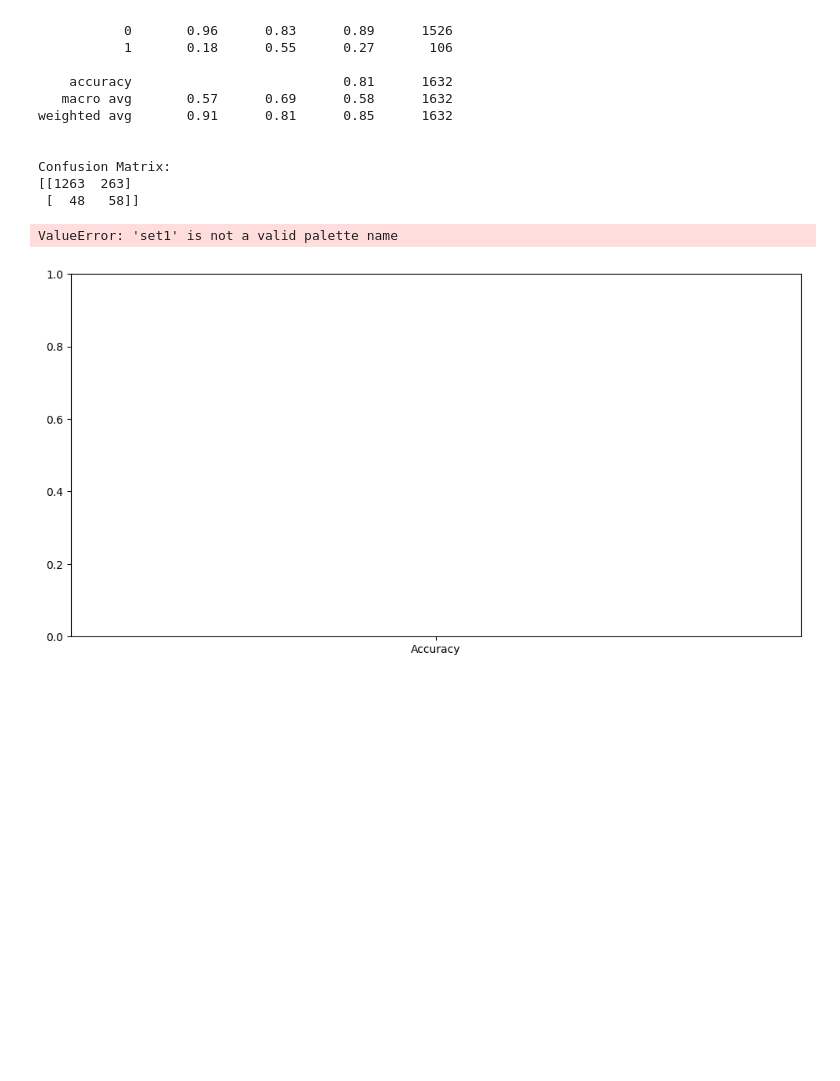
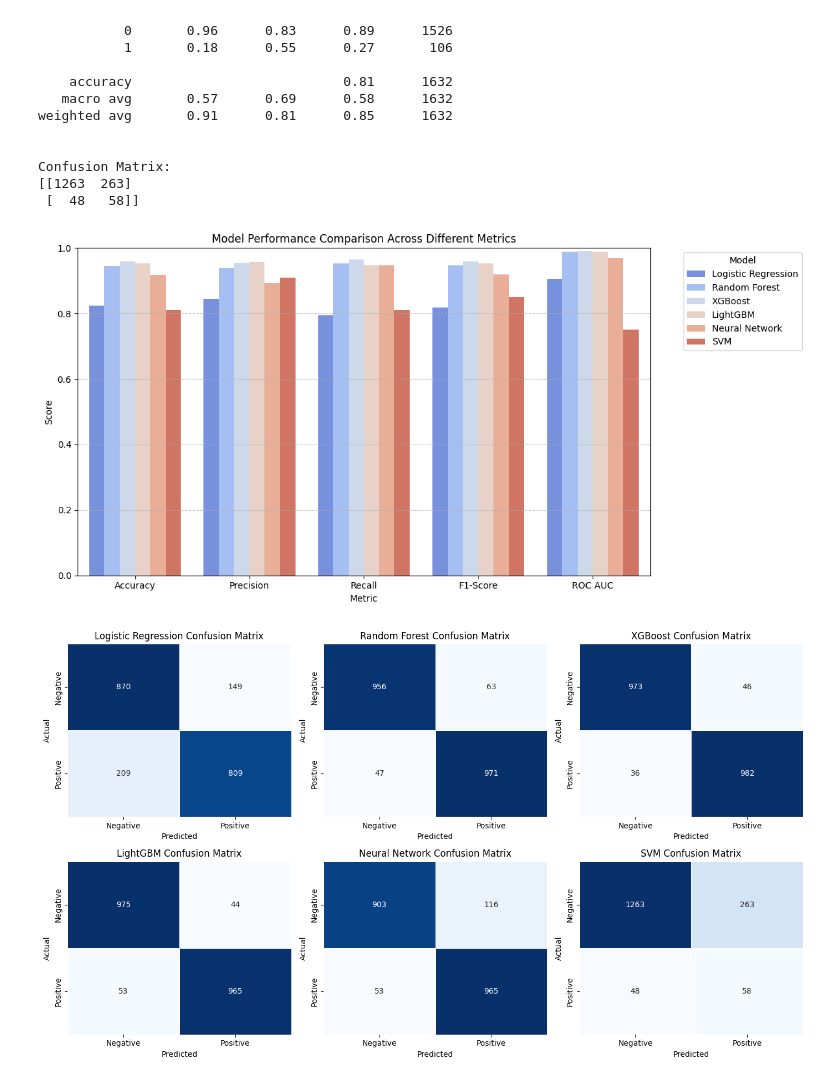
Before and after one commit to FarhanAhmedOnu/AI_based_diabetes_diagnosis, a Jupyter notebook: diabetes/svm.ipynb, the cells around one changed output. Drawn from its saved outputs; the diff is of its cells as text; code cells hidden in the pictures; blank space fills up the shorter version.

```diff
--- a/diabetes/svm.ipynb
+++ b/diabetes/svm.ipynb
@@ -116,7 +116,7 @@ df_metrics = df_melted[df_melted['Metric'] != 'Confusion Matrix']
 
 # Plotting performance metrics
 plt.figure(figsize=(12, 6))
-sns.barplot(x='Metric', y='Score', hue='Model', data=df_metrics, palette='colorblind')
+sns.barplot(x='Metric', y='Score', hue='Model', data=df_metrics, palette='coolwarm')
 plt.title('Model Performance Comparison Across Different Metrics')
 plt.ylabel('Score')
 plt.xlabel('Metric')
@@ -129,32 +129,32 @@ plt.show()
 # Plotting Confusion Matrices
 fig, axes = plt.subplots(nrows=2, ncols=3, figsize=(14, 8))
 axes = axes.flatten()
 
 for i, model in enumerate(df['Model']):
     cm = df['Confusion Matrix'][i]
     sns.heatmap(
         cm,
         annot=True,
         fmt='d',
         cmap='Blues',
         cbar=False,
         ax=axes[i],
         linewidths=0.5,
     )
     axes[i].set_title(f'{model} Confusion Matrix')
     axes[i].set_xlabel('Predicted')
     axes[i].set_ylabel('Actual')
     axes[i].set_xticks([0.5, 1.5])
     axes[i].set_xticklabels(['Negative', 'Positive'])
     axes[i].set_yticks([0.5, 1.5])
     axes[i].set_yticklabels(['Negative', 'Positive'])
 
 # Hide unused subplots (if fewer than total)
 for j in range(len(df['Model']), len(axes)):
     fig.delaxes(axes[j])
 
 plt.tight_layout()
 plt.show()
 # %% [output]
-ValueError: 'set1' is not a valid palette name
-[figure, old version]
+[figure, new version]
+[figure, added]
```
Also changed, not shown: 2 other files.
